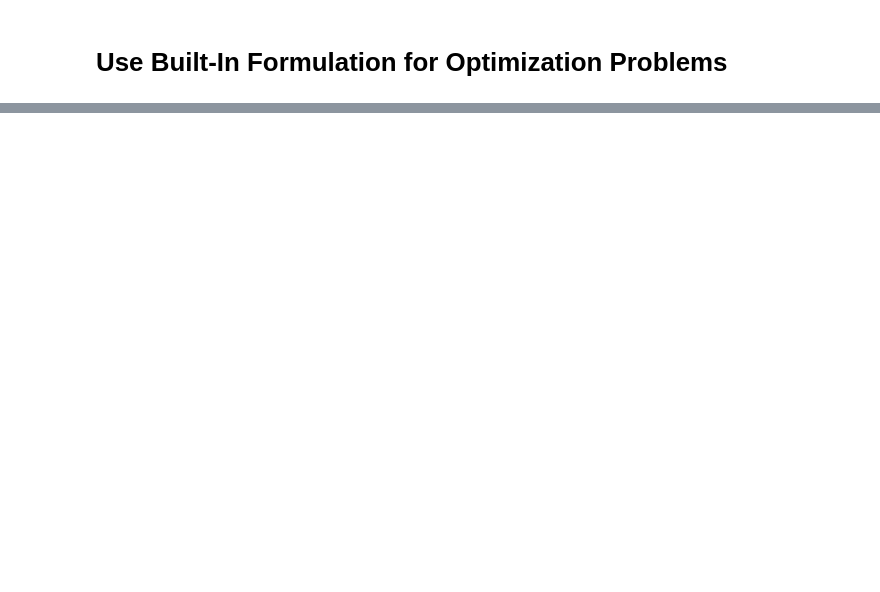
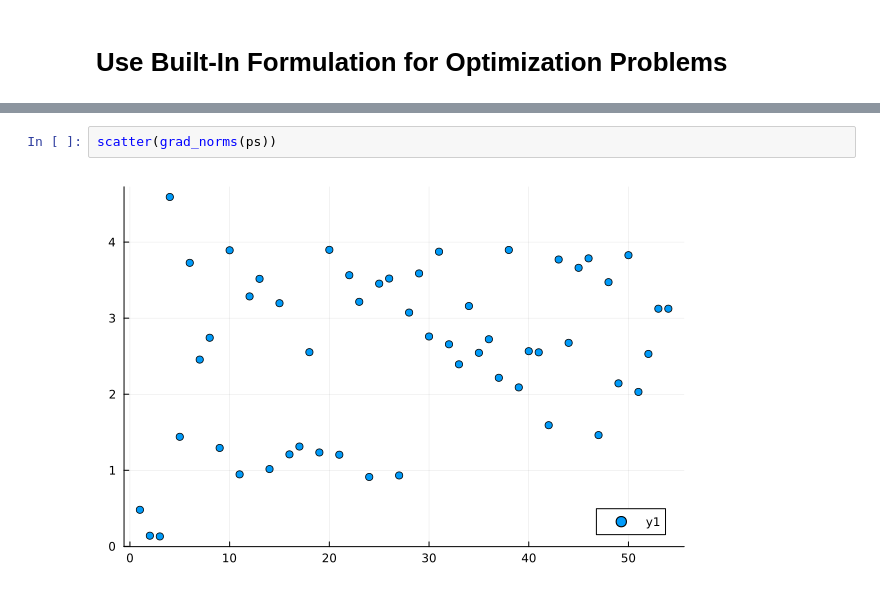
Before and after one commit to tomasruizt/Code-Along, a Jupyter notebook: matrix-calculus/Automatic Differentiation through a Linear System of Equations.ipynb, the cells around one changed output, grey strips where cells are left out. Drawn from its saved outputs; the diff is of its cells as text; blank space fills up the shorter version.

```diff
--- a/matrix-calculus/Automatic Differentiation through a Linear System of Equations.ipynb
+++ b/matrix-calculus/Automatic Differentiation through a Linear System of Equations.ipynb
@@ -292 +218,5 @@ Plots.AnimatedGif("/Users/tomasruiz/code/bayesian-data-analysis/matrix-calculus/
+# %%
+scatter(grad_norms(ps))
+# %% [output]
+[figure, added]
 # %%
```
Also changed, not shown: parts of 37 cells of this notebook, 3 other files.
